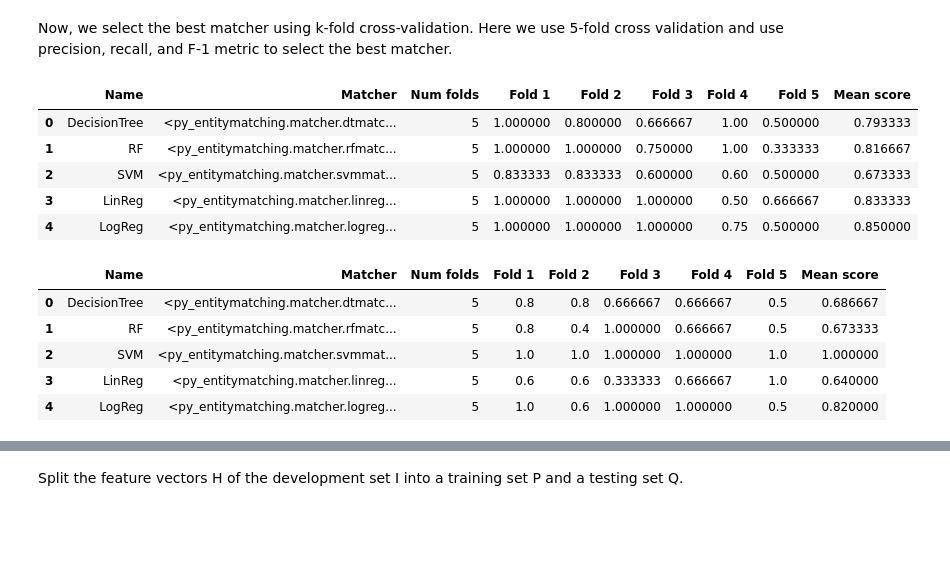
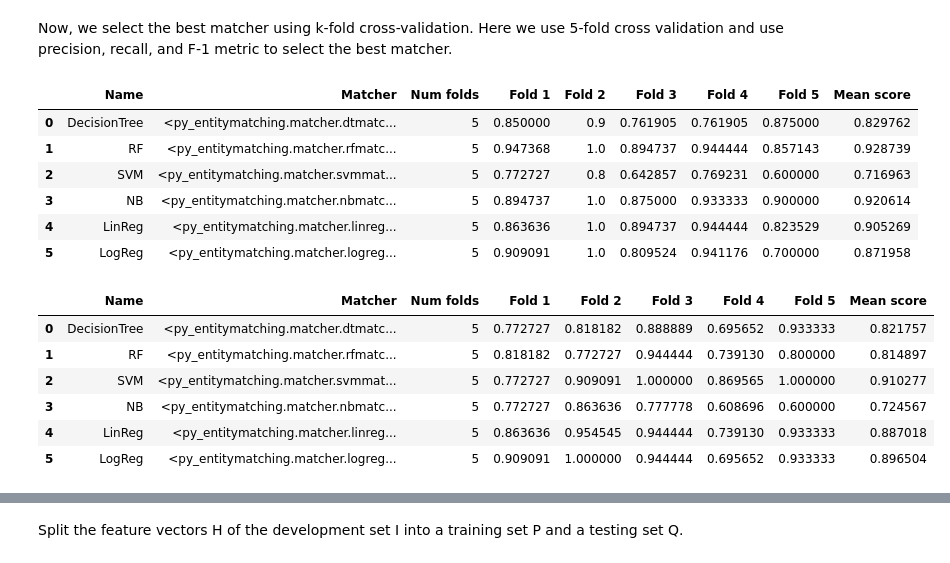
Before and after one commit to jmzhao/cs838-data-mining, a Jupyter notebook: stage3-matching.ipynb, the cells around one changed output, grey strips where cells are left out. Saved outputs shown, nothing was run; the diff lists cells and outputs as text; code cells hidden in the pictures; blank space fills up the shorter version.

```diff
--- a/stage3-matching.ipynb
+++ b/stage3-matching.ipynb
@@ -25,15 +27,15 @@ seed = 0
 # %%
-A = pd.read_csv(data_dir + A_filename)
+A = pd.read_csv(data_dir + A_filename,  encoding = "ISO-8859-1" )
 A = A[['id'] + all_fields]
 em.set_key(A, 'id')
-B = pd.read_csv(data_dir + B_filename)
+B = pd.read_csv(data_dir + B_filename,  encoding = "ISO-8859-1")
 B = B[['id'] + all_fields]
 em.set_key(B, 'id')
 # Load the pre-labeled data
 S = em.read_csv_metadata(data_dir + labeled_filename,
                          key='_id',
                          ltable=A, rtable=B,
-                         fk_ltable='ltable_id', fk_rtable='rtable_id')
+                         fk_ltable='ltable_id', fk_rtable='rtable_id',  encoding = "ISO-8859-1")
 # %% [output]
 Metadata file is not present in the given path; proceeding to read the csv file.
 # %% [markdown]
@@ -41,5 +44,7 @@ Then, split the labeled data into development set and evaluation set. Use the de
 # %%
 # Split S into I an J
-IJ = em.split_train_test(S, train_proportion=0.5, random_state=seed)
+IJ = em.split_train_test(S, train_proportion=0.6, random_state=seed)
 I = IJ['train']
 J = IJ['test']
+print(Counter(I.is_match))
+print(Counter(J.is_match))
@@ -96,7 +109,7 @@ True
 We observe that the extracted feature vectors contain missing values. We have to impute the missing values for the learning-based matchers to fit the model correctly.
 # %%
 # Impute feature vectors with the mean of the column values.
-H_imputed = em.impute_table(H,
+H = em.impute_table(H,
                 exclude_attrs=['_id', 'ltable_id', 'rtable_id', 'is_match'],
                 strategy='mean')
 # %% [markdown]
@@ -108,37 +121,41 @@ First, we need to create a set of learning-based matchers. The following matcher
 dt = em.DTMatcher(name='DecisionTree', random_state=seed)
 svm = em.SVMMatcher(name='SVM', random_state=seed)
 rf = em.RFMatcher(name='RF', random_state=seed)
+nb = em.NBMatcher(name='NB')
 lg = em.LogRegMatcher(name='LogReg', random_state=seed)
 ln = em.LinRegMatcher(name='LinReg')
+matchers = [dt, rf, svm, nb, ln, lg]
 # %% [markdown]
 Now, we select the best matcher using k-fold cross-validation. Here we use 5-fold cross validation and use precision, recall, and F-1 metric to select the best matcher.
 # %%
 # Performing CV using precision
-result = em.select_matcher([dt, rf, svm, ln, lg], table=H_imputed,
+result = em.select_matcher(matchers, table=H,
         exclude_attrs=['_id', 'ltable_id', 'rtable_id', 'is_match'],
         k=5,
         target_attr='is_match', metric='precision', random_state=seed)
 result['cv_stats']
 # %% [output]
 |  | Name | Matcher | Num folds | Fold 1 | Fold 2 | Fold 3 | Fold 4 | Fold 5 | Mean score |
-| 0 | DecisionTree | <py_entitymatching.matcher.dtmatc... | 5 | 1.000000 | 0.800000 | 0.666667 | 1.00 | 0.500000 | 0.793333 |
-| 1 | RF | <py_entitymatching.matcher.rfmatc... | 5 | 1.000000 | 1.000000 | 0.750000 | 1.00 | 0.333333 | 0.816667 |
-| 2 | SVM | <py_entitymatching.matcher.svmmat... | 5 | 0.833333 | 0.833333 | 0.600000 | 0.60 | 0.500000 | 0.673333 |
-| 3 | LinReg | <py_entitymatching.matcher.linreg... | 5 | 1.000000 | 1.000000 | 1.000000 | 0.50 | 0.666667 | 0.833333 |
-| 4 | LogReg | <py_entitymatching.matcher.logreg... | 5 | 1.000000 | 1.000000 | 1.000000 | 0.75 | 0.500000 | 0.850000 |
+| 0 | DecisionTree | <py_entitymatching.matcher.dtmatc... | 5 | 0.850000 | 0.9 | 0.761905 | 0.761905 | 0.875000 | 0.829762 |
+| 1 | RF | <py_entitymatching.matcher.rfmatc... | 5 | 0.947368 | 1.0 | 0.894737 | 0.944444 | 0.857143 | 0.928739 |
+| 2 | SVM | <py_entitymatching.matcher.svmmat... | 5 | 0.772727 | 0.8 | 0.642857 | 0.769231 | 0.600000 | 0.716963 |
+| 3 | NB | <py_entitymatching.matcher.nbmatc... | 5 | 0.894737 | 1.0 | 0.875000 | 0.933333 | 0.900000 | 0.920614 |
+| 4 | LinReg | <py_entitymatching.matcher.linreg... | 5 | 0.863636 | 1.0 | 0.894737 | 0.944444 | 0.823529 | 0.905269 |
+| 5 | LogReg | <py_entitymatching.matcher.logreg... | 5 | 0.909091 | 1.0 | 0.809524 | 0.941176 | 0.700000 | 0.871958 |
 # %%
 # Performing CV using recall
-result = em.select_matcher([dt, rf, svm, ln, lg], table=H_imputed,
+result = em.select_matcher(matchers, table=H,
         exclude_attrs=['_id', 'ltable_id', 'rtable_id', 'is_match'],
         k=5,
         target_attr='is_match', metric='recall', random_state=seed)
 result['cv_stats']
 # %% [output]
 |  | Name | Matcher | Num folds | Fold 1 | Fold 2 | Fold 3 | Fold 4 | Fold 5 | Mean score |
-| 0 | DecisionTree | <py_entitymatching.matcher.dtmatc... | 5 | 0.8 | 0.8 | 0.666667 | 0.666667 | 0.5 | 0.686667 |
-| 1 | RF | <py_entitymatching.matcher.rfmatc... | 5 | 0.8 | 0.4 | 1.000000 | 0.666667 | 0.5 | 0.673333 |
-| 2 | SVM | <py_entitymatching.matcher.svmmat... | 5 | 1.0 | 1.0 | 1.000000 | 1.000000 | 1.0 | 1.000000 |
-| 3 | LinReg | <py_entitymatching.matcher.linreg... | 5 | 0.6 | 0.6 | 0.333333 | 0.666667 | 1.0 | 0.640000 |
-| 4 | LogReg | <py_entitymatching.matcher.logreg... | 5 | 1.0 | 0.6 | 1.000000 | 1.000000 | 0.5 | 0.820000 |
+| 0 | DecisionTree | <py_entitymatching.matcher.dtmatc... | 5 | 0.772727 | 0.818182 | 0.888889 | 0.695652 | 0.933333 | 0.821757 |
+| 1 | RF | <py_entitymatching.matcher.rfmatc... | 5 | 0.818182 | 0.772727 | 0.944444 | 0.739130 | 0.800000 | 0.814897 |
+| 2 | SVM | <py_entitymatching.matcher.svmmat... | 5 | 0.772727 | 0.909091 | 1.000000 | 0.869565 | 1.000000 | 0.910277 |
+| 3 | NB | <py_entitymatching.matcher.nbmatc... | 5 | 0.772727 | 0.863636 | 0.777778 | 0.608696 | 0.600000 | 0.724567 |
+| 4 | LinReg | <py_entitymatching.matcher.linreg... | 5 | 0.863636 | 0.954545 | 0.944444 | 0.739130 | 0.933333 | 0.887018 |
+| 5 | LogReg | <py_entitymatching.matcher.logreg... | 5 | 0.909091 | 1.000000 | 0.944444 | 0.695652 | 0.933333 | 0.896504 |
 # %%
 # Performing CV using F-1
```
Also changed, not shown: parts of 67 cells of this notebook, 2 other files.
